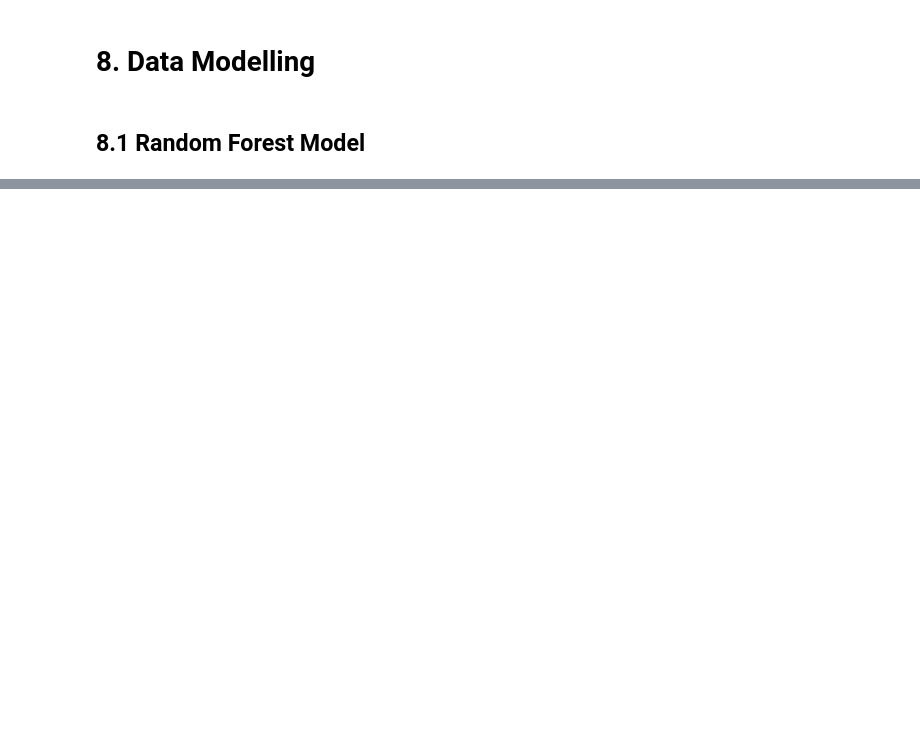
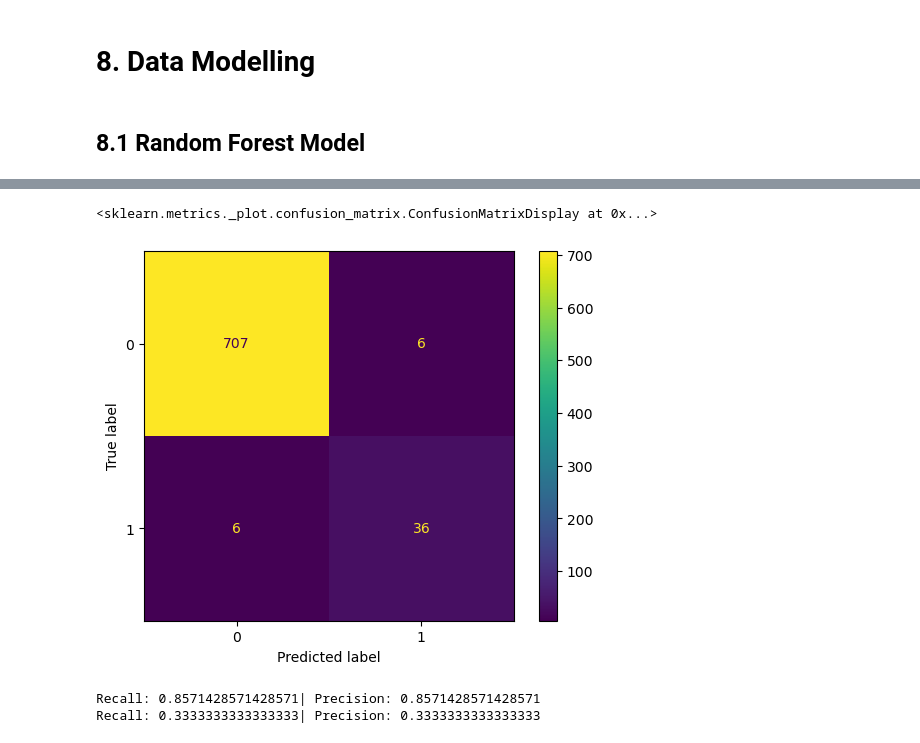
Before and after one commit to Grzegosh/Portfolio, a Jupyter notebook: F1/models.ipynb, the cells around one changed output, grey strips where cells are left out. Saved outputs shown, nothing was run; the diff lists cells and outputs as text; code cells hidden in the pictures; blank space fills up the shorter version.

```diff
--- a/F1/models.ipynb
+++ b/F1/models.ipynb
@@ -345,6 +352,10 @@ cluster_driver_data = pd.DataFrame(preprocessing.fit_transform(driver_df_agg), c
 # %% [markdown]
 # 7. Creating Data Pipeline
 # %%
+obj_cols = X_train.select_dtypes(exclude=np.number).columns.tolist()
+obj_cols.remove("driver_number")
+obj_cols.remove("key")
+
 num_pipeline = make_pipeline(
     SimpleImputer(strategy='median'),
     StandardScaler()
@@ -361,14 +372,11 @@ cluster_pipeline = make_pipeline(
     ClusterSimilarity()
 )
 
-remainder_pipe = make_pipeline(
-    SimpleImputer(strategy='median')
-)
 
 preprocessing = ColumnTransformer([
     ("num", num_pipeline, make_column_selector(dtype_include=np.number)),
-    ("obj", obj_pipeline, make_column_selector(dtype_include=object)),
+    ("obj", obj_pipeline, obj_cols),
     ("cluster", cluster_pipeline, cluster_driver_features)
 ],
-remainder=remainder_pipe
+remainder='passthrough'
 )
@@ -404,0 +391,14 @@ preprocessed_test_data = pd.DataFrame(preprocessing.transform(X_test), columns=p
+# %%
+feature_columns = preprocessed_train_data.columns[:-2]
+
+X_train = preprocessed_train_data[feature_columns]
+X_test = preprocessed_test_data[feature_columns]
+
+
+train_meta = train_df[['key','driver_number','target']]
+test_meta = test_df[['key','driver_number','target']]
+# %%
+RF_CLF = RandomForestClassifier(max_depth=4)
+RF_CLF.fit(X_train, y_train)
+
+pred_proba = RF_CLF.predict_proba(X_train)
@@ -404,0 +458,3 @@ preprocessed_test_data = pd.DataFrame(preprocessing.transform(X_test), columns=p
+# %%
+train_preds = get_predictions(RF_CLF, "train", X_train, feature_columns)
+test_preds = get_predictions(RF_CLF, "test", X_test, feature_columns)
@@ -404,0 +482,21 @@ preprocessed_test_data = pd.DataFrame(preprocessing.transform(X_test), columns=p
+# %%
+RF_CLF_PREDS_TRAIN = train_preds['is_winner']
+RF_CLF_PREDS_TEST = test_preds['is_winner']
+REAL_TARGET_TRAIN = train_meta['target']
+REAL_TARGET_TEST = test_meta['target']
+
+ConfusionMatrixDisplay.from_predictions(REAL_TARGET_TRAIN, RF_CLF_PREDS_TRAIN)
+# %% [output]
+<sklearn.metrics._plot.confusion_matrix.ConfusionMatrixDisplay at 0x...>
+[figure, added]
+# %%
+PRECISION_RF_TRAIN = precision_score(REAL_TARGET_TRAIN, RF_CLF_PREDS_TRAIN)
+RECALL_RF_TRAIN = recall_score(REAL_TARGET_TRAIN, RF_CLF_PREDS_TRAIN)
+PRECISION_RF_TEST = precision_score(REAL_TARGET_TEST, RF_CLF_PREDS_TEST)
+RECALL_RF_TEST = recall_score(REAL_TARGET_TEST, RF_CLF_PREDS_TEST)
+
+print(f'Recall: {PRECISION_RF_TRAIN}| Precision: {RECALL_RF_TRAIN}')
+print(f'Recall: {PRECISION_RF_TEST}| Precision: {RECALL_RF_TEST}')
+# %% [output]
+Recall: 0.8571428571428571| Precision: 0.8571428571428571
+Recall: 0.3333333333333333| Precision: 0.3333333333333333
```
Also changed, not shown: parts of 14 cells of this notebook.
